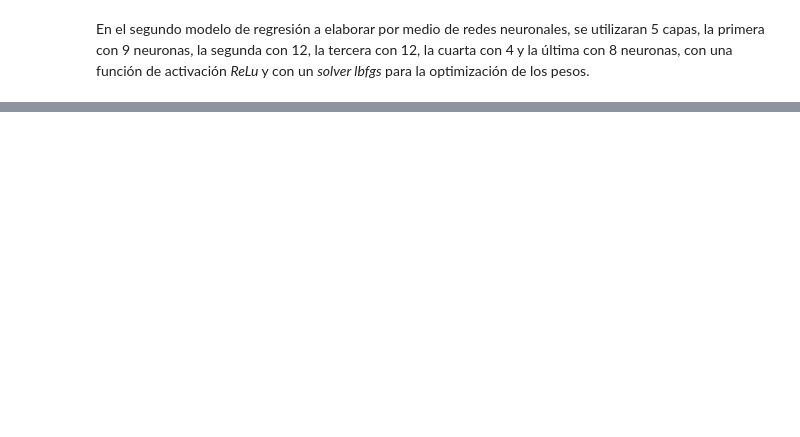
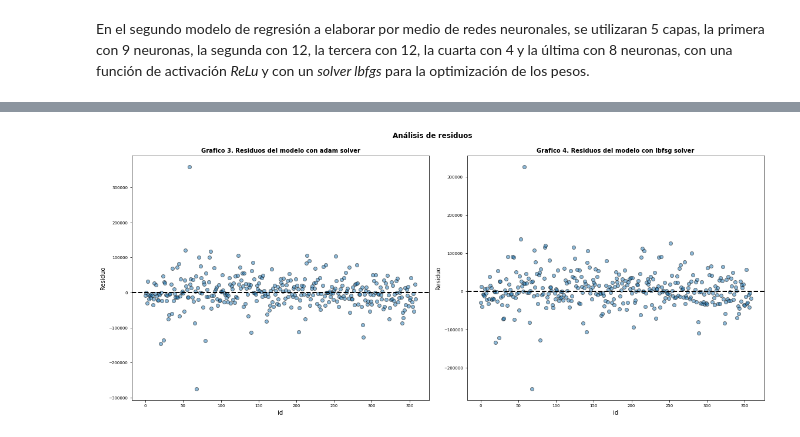
Before and after one commit to DiaZa13/data_mining, a Jupyter notebook: hoja07/neural_networks.ipynb, the cells around one changed output, grey strips where cells are left out. Saved outputs shown, nothing was run; the diff lists cells and outputs as text; code cells hidden in the pictures; blank space fills up the shorter version.

```diff
--- a/hoja07/neural_networks.ipynb
+++ b/hoja07/neural_networks.ipynb
@@ -253,0 +376,26 @@ lbfgs_rg_model.fit(predictors_train, target_train)
+# %%
+# Extraído de: https://www.cienciadedatos.net/documentos/py10-regresion-lineal-python.html
+
+fig, axes = plt.subplots(nrows=1, ncols=2, figsize=(16,7))
+
+# Residuos
+axes[0].scatter(list(range(len(prediction_adam))), residuos_adam,edgecolors=(0, 0, 0), alpha = 0.5)
+axes[0].axhline(y = 0, linestyle = '--', color = 'black', lw=2)
+axes[0].set_title('Grafico 3. Residuos del modelo con adam solver', fontsize = 10, fontweight = "bold")
+axes[0].set_xlabel('id')
+axes[0].set_ylabel('Residuo')
+axes[0].tick_params(labelsize = 7)
+
+# Residuos lbfsg
+axes[1].scatter(list(range(len(prediction_lbfsg))), residuos_lbfsg,edgecolors=(0, 0, 0), alpha = 0.5)
+axes[1].axhline(y = 0, linestyle = '--', color = 'black', lw=2)
+axes[1].set_title('Grafico 4. Residuos del modelo con lbfsg solver', fontsize = 10, fontweight = "bold")
+axes[1].set_xlabel('id')
+axes[1].set_ylabel('Residuo')
+axes[1].tick_params(labelsize = 7)
+
+fig.tight_layout()
+plt.subplots_adjust(top=0.9)
+fig.suptitle('Análisis de residuos', fontsize = 12, fontweight = "bold");
+# %% [output]
+[figure, added]
```
Also changed, not shown: parts of 28 cells of this notebook, 1 other file.
